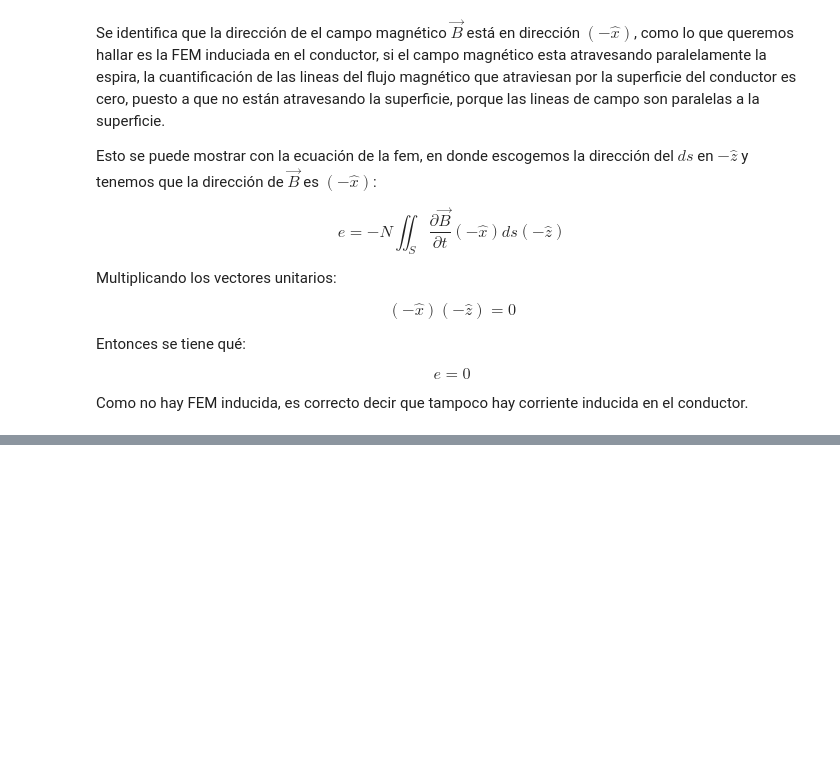
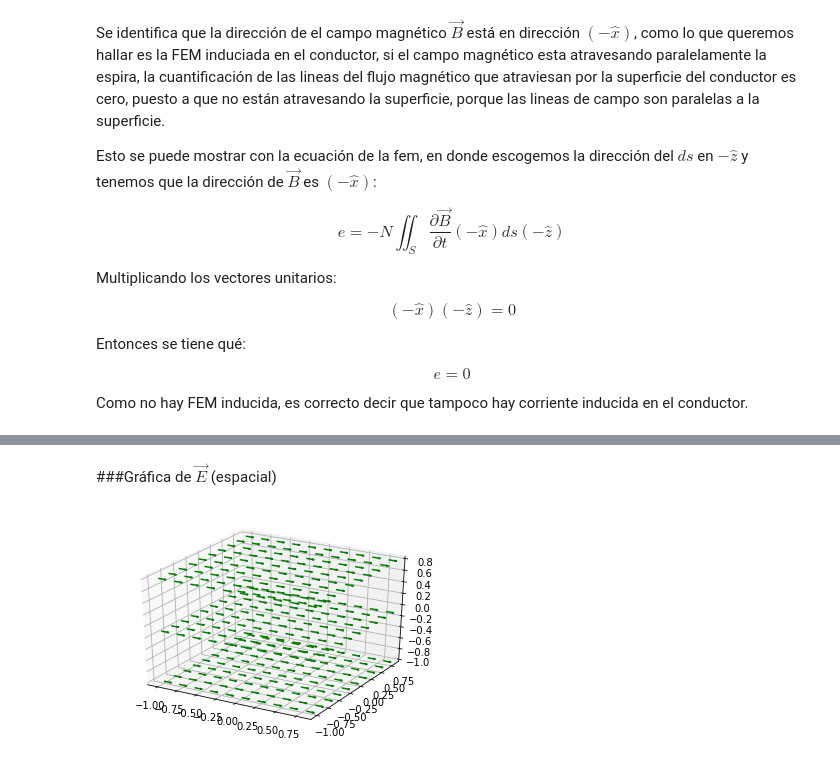
Before and after one commit to aguaranguay/se-ales, a Jupyter notebook: parcial_campos.ipynb, the cells around one changed output, grey strips where cells are left out. Cells and saved outputs as stored; diff of their text form; code cells hidden in the pictures; blank space fills up the shorter version.

```diff
--- a/parcial_campos.ipynb
+++ b/parcial_campos.ipynb
@@ -229,0 +339,42 @@ Como no hay FEM inducida, es correcto decir que tampoco hay corriente inducida e
+# %% [markdown]
+###Gráfica de $\vec{E}$ (espacial)
+# %%
+#Se inicializan las librerias a utilizar
+
+from mpl_toolkits.mplot3d import axes3d
+import matplotlib.pyplot as plt
+import numpy as np
+
+fig = plt.figure()
+ax = fig.gca(projection='3d')
+
+#Se arma el plano x,y,z
+
+i, j, k = np.meshgrid(np.arange(-1, 1, 0.2),   #Devuelve matrices de coordenadas a vectores de coordenadas.Crea matrices de coordenadas para evaluaciones vectorizadas de campos escalares / vectoriales
+                         np.arange(-1, 1, 0.2),
+                         np.arange(-1, 1, 0.9))
+
+#damos los valores de E0, f, v, z_0, mu_0, ep_0
+
+E=0.5
+f=180*10**3
+w=2*np.pi*f
+mu_0=4*np.pi*10**(-7)
+ep_0=1/(36*np.pi*10**(-9))
+z_0=0.1
+v=1/np.sqrt(mu_0*ep_0)
+
+
+#Se dan los valores de cada componente en este caso para el campo eléctrico
+
+x = E*np.cos(-w*(z_0/v))
+y = 0
+z = 0
+
+#Finalmente se grafica
+
+ax.quiver(i, j, k, x, y, z, length=0.2, color = 'green')
+
+plt.show()
+# %% [output]
+[figure, added]
```
Also changed, not shown: parts of 16 cells of this notebook.
